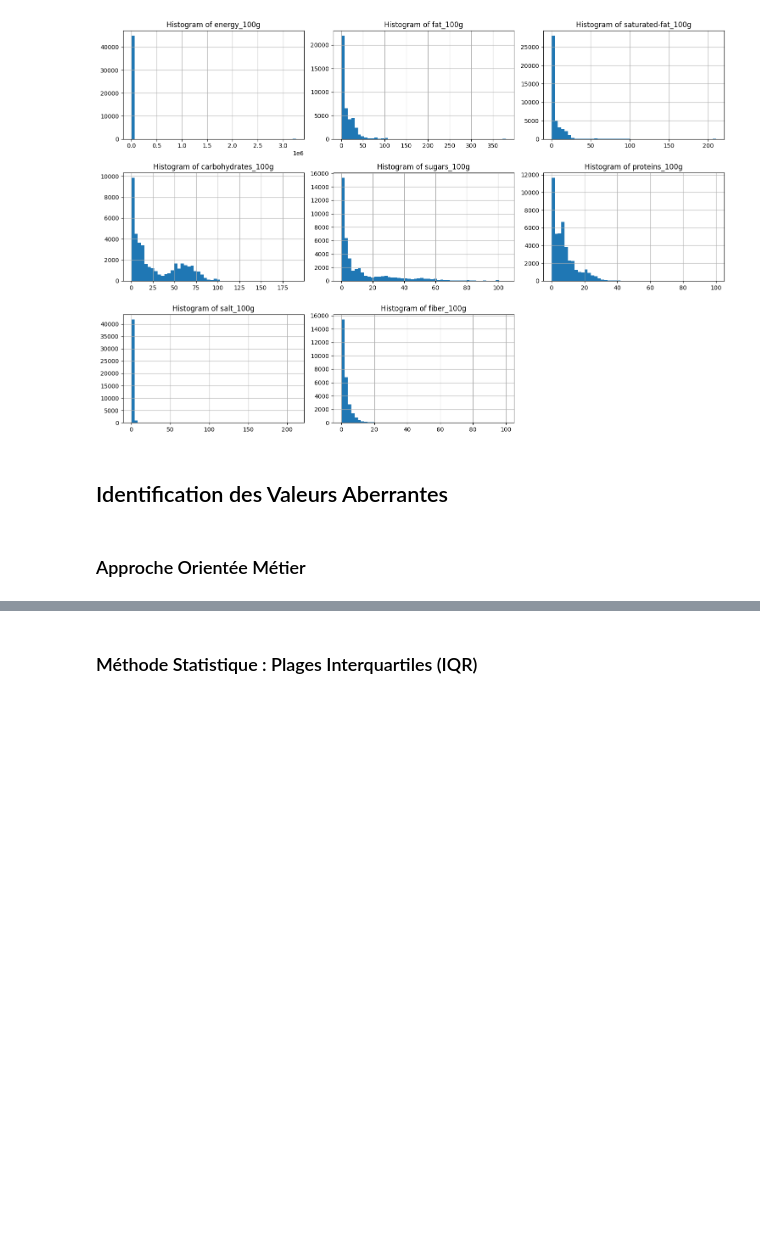
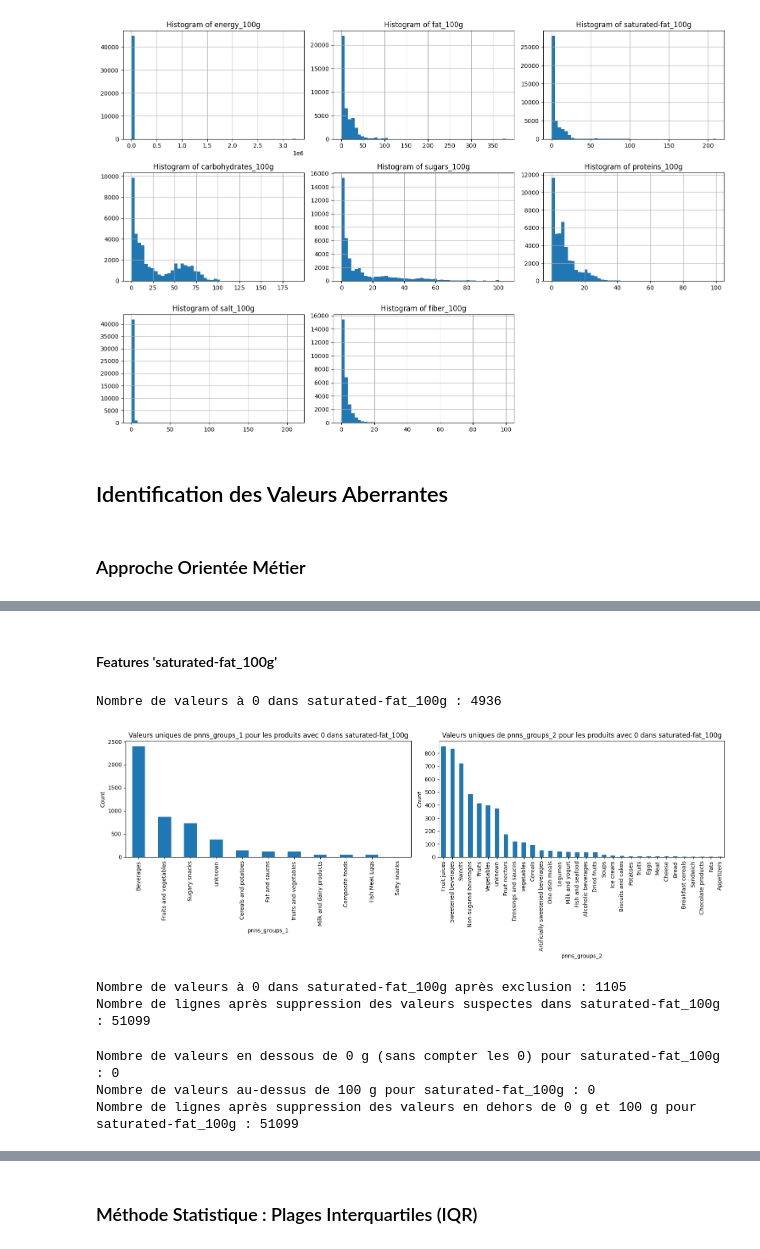
Before and after one commit to Krock13/AI_Engineer_Project_3_Open_Food_Facts, a Jupyter notebook: notebook_avec_fonction.ipynb, the cells around one changed output, grey strips where cells are left out. Drawn from its saved outputs; the diff is of its cells as text; code cells hidden in the pictures; blank space fills up the shorter version.

```diff
--- a/notebook_avec_fonction.ipynb
+++ b/notebook_avec_fonction.ipynb
@@ -290,0 +277,31 @@ Index: []
+# %% [markdown]
+#### Features 'saturated-fat_100g'
+# %%
+# Compter et afficher les valeurs à 0 pour 'saturated-fat_100g'
+zero_saturated_fat_products = count_and_plot_zero_values(X_processed, 'saturated-fat_100g')
+# %% [output]
+Nombre de valeurs à 0 dans saturated-fat_100g : 4936
+[figure, added]
+# %%
+# Définir les catégories valides pour 'saturated-fat_100g' et exclure les valeurs suspectes
+valid_categories_saturated_fat_1 = ['Beverages', 'unknown', 'Fruits and vegetables', 'fruits-and-vegetables']
+valid_categories_saturated_fat_2 = [
+    'Sweetened beverages', 'unknown', 'Non-sugared beverages', 'Fruits', 'Fruit juices',
+    'Vegetables', 'vegetables', 'Artificially sweetened beverages', 'Fruit nectars',
+    'Alcoholic beverages', 'Dried fruits', 'Legumes', 'Soups', 'fruits'
+    ]
+
+X_processed = exclude_valid_categories(X_processed, zero_saturated_fat_products, 'saturated-fat_100g', valid_categories_saturated_fat_1, valid_categories_saturated_fat_2)
+# %% [output]
+Nombre de valeurs à 0 dans saturated-fat_100g après exclusion : 1105
+Nombre de lignes après suppression des valeurs suspectes dans saturated-fat_100g : 51099
+# %%
+# Définir les seuils pour 'saturated-fat_100g' et gérer les valeurs aberrantes
+low_saturated_fat = 0  # 0 g est le minimum logique
+high_saturated_fat = 100  # 100 g pour 100 g de produit est le maximum logique
+
+X_processed = handle_outliers(X_processed, 'saturated-fat_100g', low_saturated_fat, high_saturated_fat)
+# %% [output]
+Nombre de valeurs en dessous de 0 g (sans compter les 0) pour saturated-fat_100g : 0
+Nombre de valeurs au-dessus de 100 g pour saturated-fat_100g : 0
+Nombre de lignes après suppression des valeurs en dehors de 0 g et 100 g pour saturated-fat_100g : 51099
```
Also changed, not shown: parts of 52 cells of this notebook, 2 other files.
